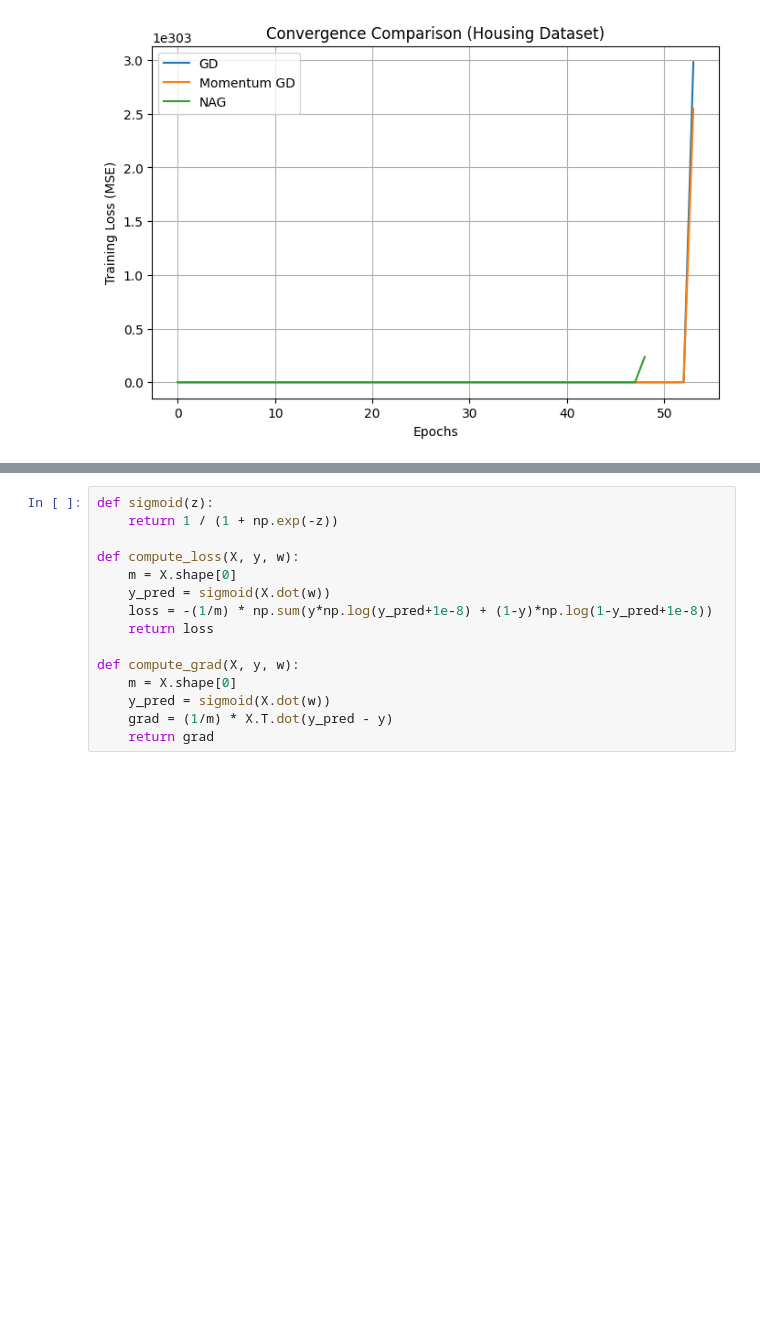
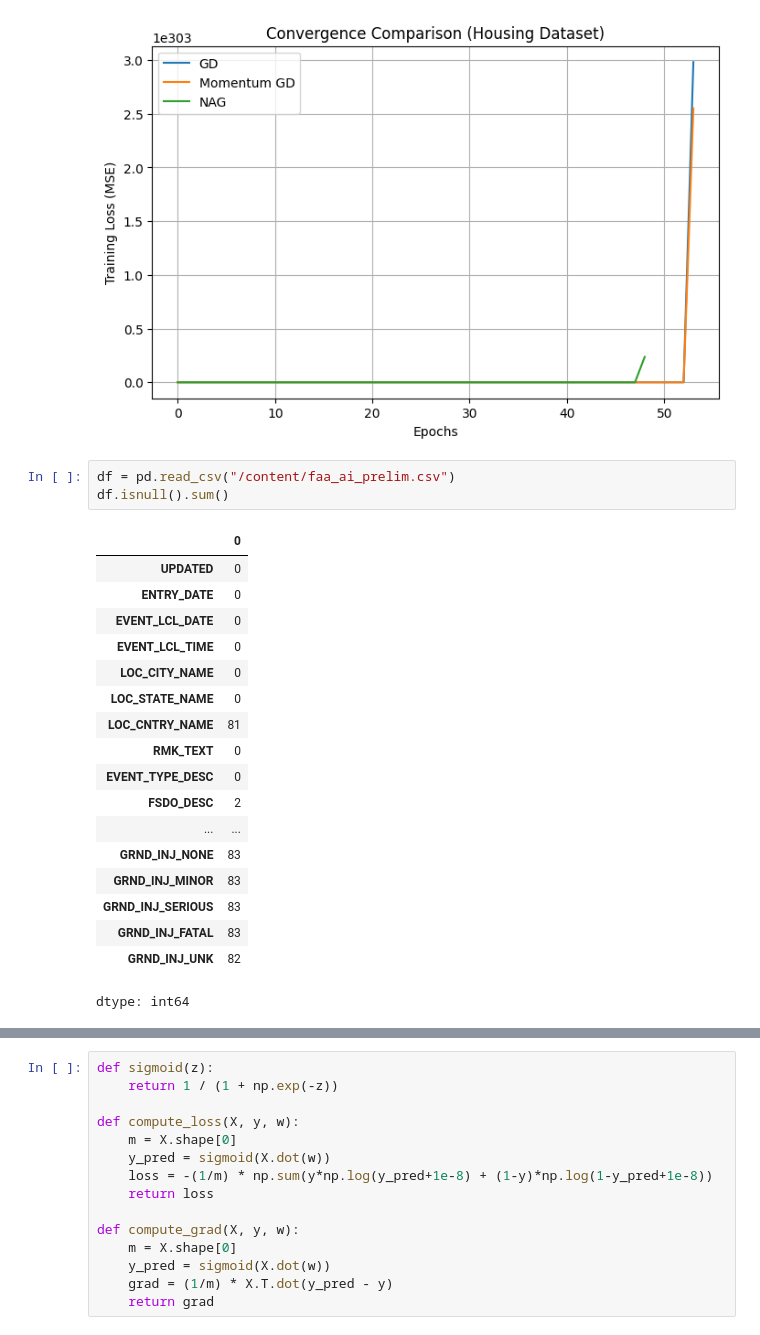
Before and after one commit to merajsiddieque/ML-Lab, a Jupyter notebook: ML_Lab3.ipynb, the cells around one changed output, grey strips where cells are left out. Saved outputs shown, nothing was run; the diff lists cells and outputs as text; blank space fills up the shorter version.

```diff
--- a/ML_Lab3.ipynb
+++ b/ML_Lab3.ipynb
@@ -205,6 +205,28 @@ plt.grid(True)
 plt.show()
 # %% [output]
 [figure]
+# %%
+df = pd.read_csv("/content/faa_ai_prelim.csv")
+df.isnull().sum()
+# %% [output]
+|  | 0 |
+| UPDATED | 0 |
+| ENTRY_DATE | 0 |
+| EVENT_LCL_DATE | 0 |
+| EVENT_LCL_TIME | 0 |
+| LOC_CITY_NAME | 0 |
+| LOC_STATE_NAME | 0 |
+| LOC_CNTRY_NAME | 81 |
+| RMK_TEXT | 0 |
+| EVENT_TYPE_DESC | 0 |
+| FSDO_DESC | 2 |
+| ... | ... |
+| GRND_INJ_NONE | 83 |
+| GRND_INJ_MINOR | 83 |
+| GRND_INJ_SERIOUS | 83 |
+| GRND_INJ_FATAL | 83 |
+| GRND_INJ_UNK | 82 |
+dtype: int64
 # %%
 import pandas as pd
 import numpy as np
```
Also changed, not shown: parts of 3 cells of this notebook.
